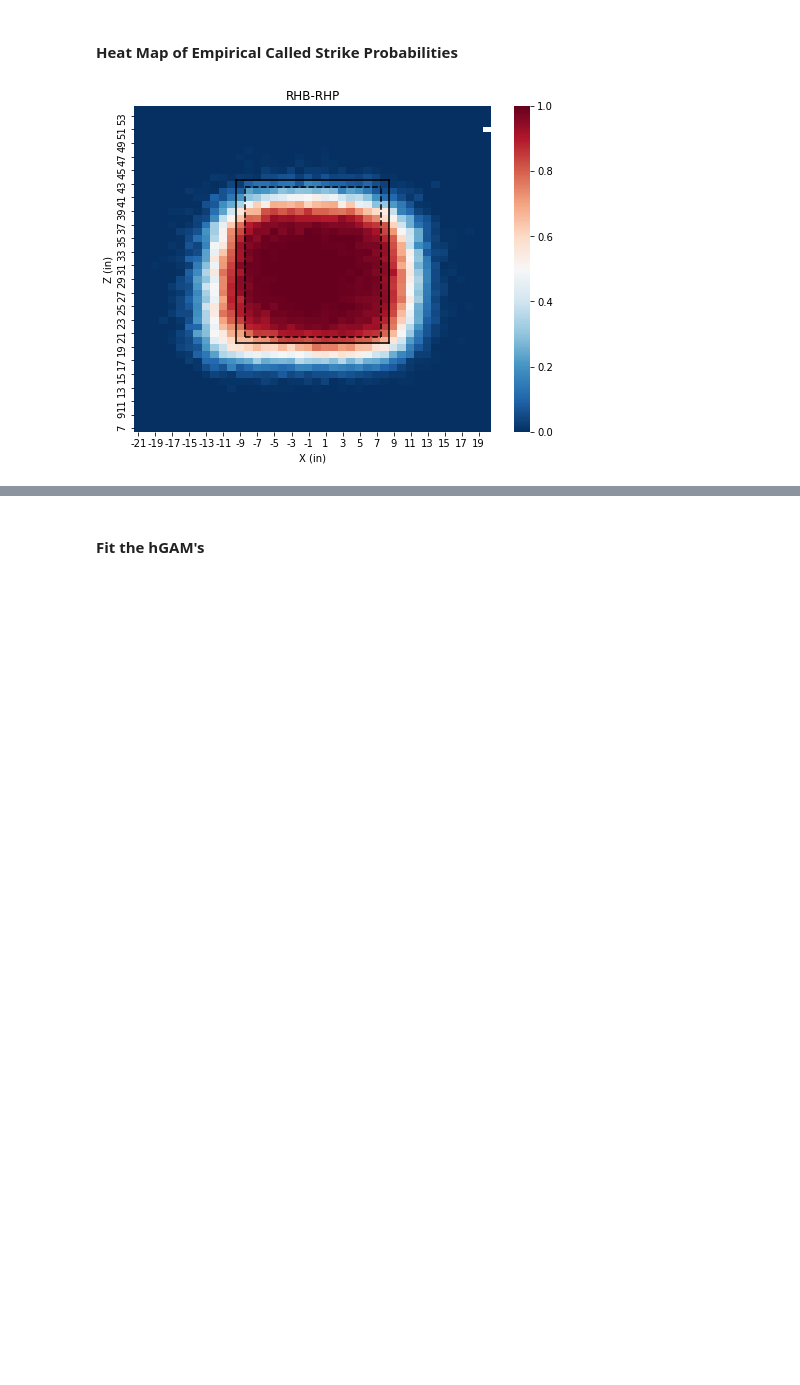
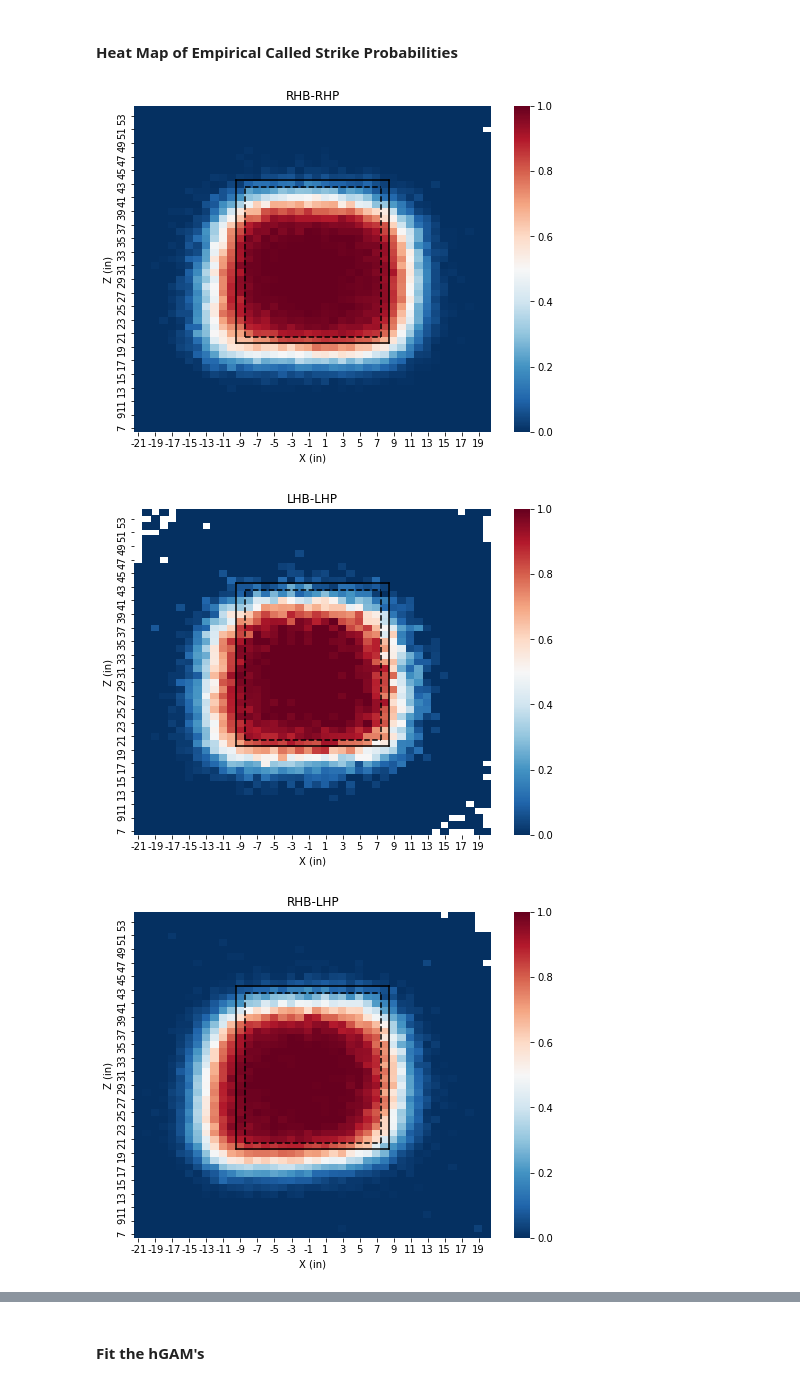
Before and after one commit to chrisjackson4256/BaseballDataAnalyses, a Jupyter notebook: PitchFramingModel.ipynb, the cells around one changed output, grey strips where cells are left out. Drawn from its saved outputs; the diff is of its cells as text; code cells hidden in the pictures; blank space fills up the shorter version.

Commit message:
added text and fixed spatial distribution plots

```diff
--- a/PitchFramingModel.ipynb
+++ b/PitchFramingModel.ipynb
@@ -294,15 +315,15 @@ Naively,
 #### Heat Map of Empirical Called Strike Probabilities
 # %%
 # function to plot called strike
-def strike_prob_plot(pitch_side='R', bat_side='R'):
+def strike_prob_plot(df, pitch_side='R', bat_side='R'):
 
     # specify the handedness of pitcher and batter
-    batR_pitchR_df = taken_pitches_2015_17_df[(taken_pitches_2015_17_df['p_throws'] == pitch_side) &\
-                                              (taken_pitches_2015_17_df['stand'] == bat_side)]
+    bat_pitch_df = df[(df['p_throws'] == pitch_side) &\
+                      (df['stand'] == bat_side)]
 
     # just keep pitch outcome and plate position
     cols_to_keep = ['description', 'plate_x', 'plate_z']
-    heat_map_df = batR_pitchR_df[cols_to_keep]
+    heat_map_df = bat_pitch_df[cols_to_keep]
 
     # convert to inches
     heat_map_df['plate_x'] = heat_map_df['plate_x'].apply(lambda x: x * 12)
@@ -318,34 +339,36 @@ def strike_prob_plot(pitch_side='R', bat_side='R'):
     # for binning purposes, take the "floor" of x and z coordiates
     heat_map_df['plate_x'] = np.floor(heat_map_df['plate_x']).astype(int)
     heat_map_df['plate_z'] = np.floor(heat_map_df['plate_z']).astype(int)
 
     # compute the historical strike probability (i.e., the mean) for each cell
     temp_df = pd.DataFrame(heat_map_df.groupby(['plate_x', 'plate_z'])['description'].mean())
     temp_df.reset_index(inplace=True, drop=False)
     temp_df.columns = ['x', 'z', 'probability']
 
     temp_df = temp_df.pivot('z', 'x', 'probability')
     plt.figure(figsize=(8,6))
     plt.plot([13, 29], [36, 36], '--k')
     plt.plot([13, 29], [14, 14], '--k')
     plt.plot([13, 13], [14, 36], '--k')
     plt.plot([29, 29], [14, 36], '--k')
     plt.plot([12, 30], [37, 37], '-k')
     plt.plot([12, 30], [13, 13], '-k')
     plt.plot([12, 12], [13, 37], '-k')
     plt.plot([30, 30], [13, 37], '-k')
     sns.heatmap(temp_df, cmap="RdBu_r")
 
     plt.ylim(reversed(plt.ylim()))
     plt.xlabel("X (in)")
     plt.ylabel("Z (in)")
     plt.title(f"{pitch_side}HB-{bat_side}HP")
 
 # make the plots
-strike_prob_plot(pitch_side='R', bat_side='R')
-# strike_prob_plot(pitch_side='L', bat_side='L')
-# strike_prob_plot(pitch_side='R', bat_side='L')
-# strike_prob_plot(pitch_side='L', bat_side='R')
+strike_prob_plot(taken_pitches_2015_17_df, pitch_side='R', bat_side='R')
+strike_prob_plot(taken_pitches_2015_17_df, pitch_side='L', bat_side='L')
+strike_prob_plot(taken_pitches_2015_17_df, pitch_side='R', bat_side='L')
+strike_prob_plot(taken_pitches_2015_17_df, pitch_side='L', bat_side='R')
 plt.show()
 # %% [output]
 [figure]
+[figure, added]
+[figure, added]
```
Also changed, not shown: parts of 17 cells of this notebook.
